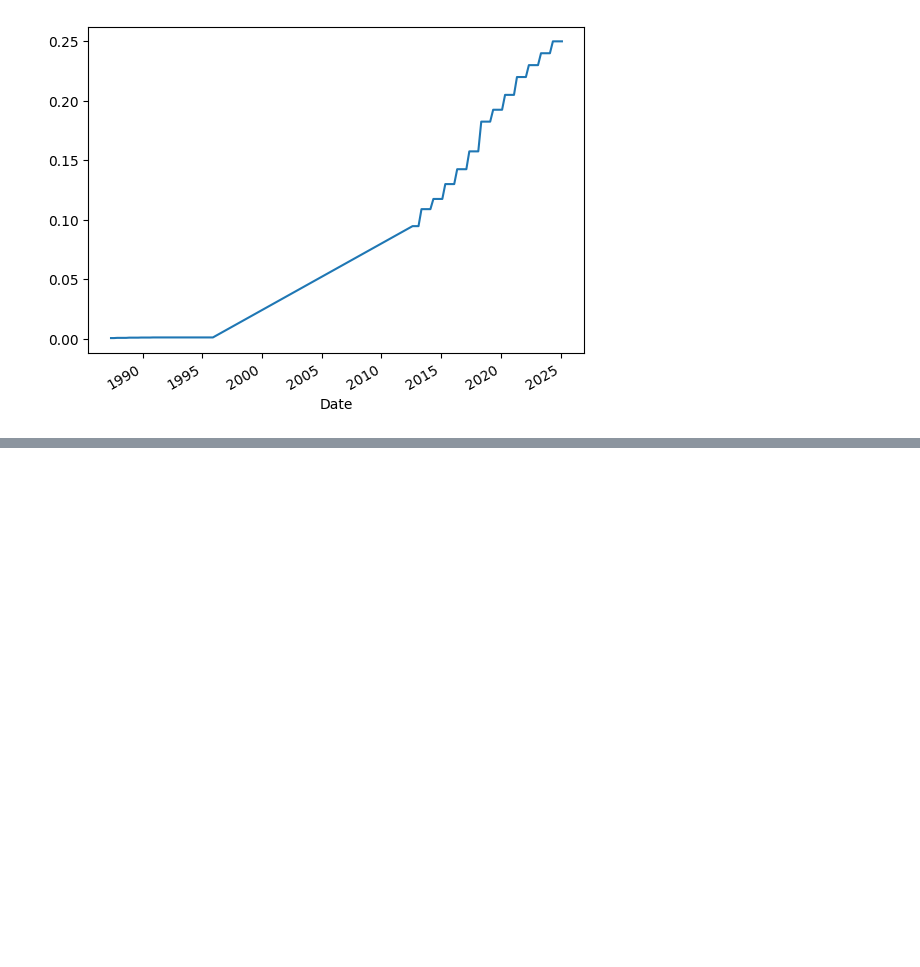
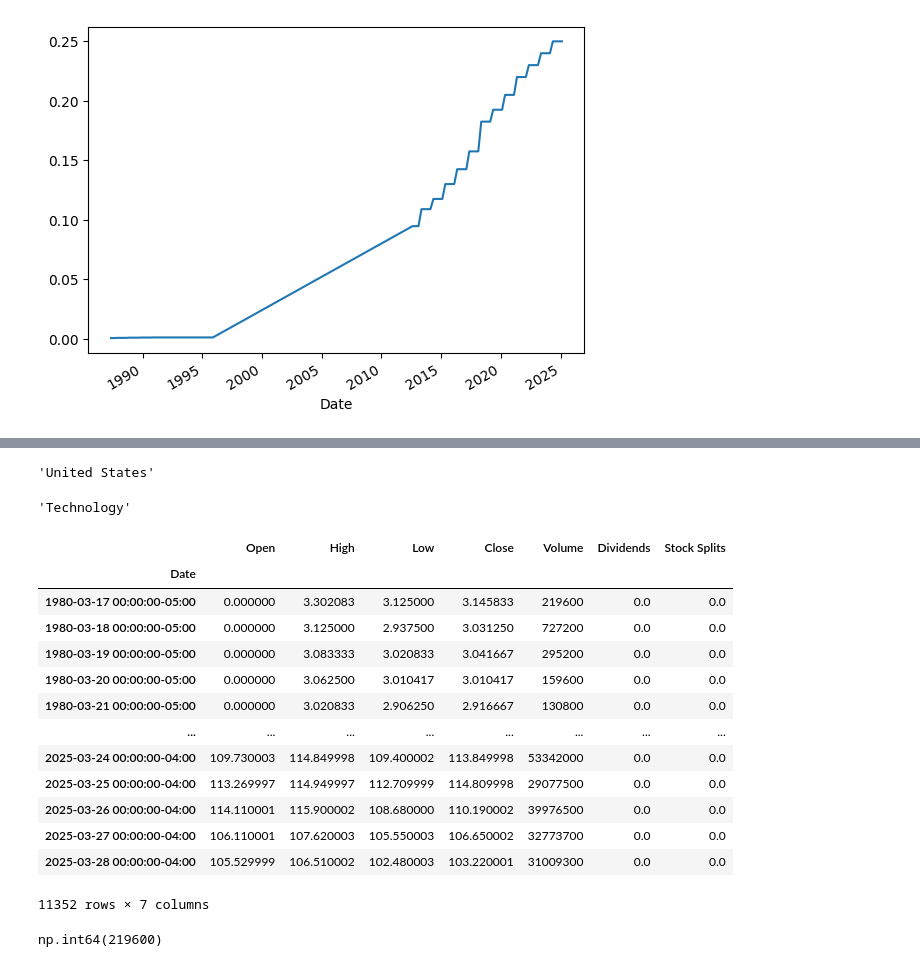
Before and after one commit to jihyeon26/data_analyze_project1, a Jupyter notebook: dataScience_ibm/webscraping_stock.ipynb, the cells around one changed output, grey strips where cells are left out. Cells and saved outputs as stored; diff of their text form; code cells hidden in the pictures; blank space fills up the shorter version.

```diff
--- a/dataScience_ibm/webscraping_stock.ipynb
+++ b/dataScience_ibm/webscraping_stock.ipynb
@@ -120,0 +123,2 @@ apple.dividends.plot()
+# %%
+amd = yf.Ticker("AMD")
@@ -120,0 +155,30 @@ apple.dividends.plot()
+# %%
+amd_info['country']
+# %% [output]
+'United States'
+# %%
+amd_info['sector']
+# %% [output]
+'Technology'
+# %%
+amd_share_price_data = amd.history(period="max")
+amd_share_price_data
+# %% [output]
+|  | Open | High | Low | Close | Volume | Dividends | Stock Splits |
+| Date |  |  |  |  |  |  |  |
+| 1980-03-17 00:00:00-05:00 | 0.000000 | 3.302083 | 3.125000 | 3.145833 | 219600 | 0.0 | 0.0 |
+| 1980-03-18 00:00:00-05:00 | 0.000000 | 3.125000 | 2.937500 | 3.031250 | 727200 | 0.0 | 0.0 |
+| 1980-03-19 00:00:00-05:00 | 0.000000 | 3.083333 | 3.020833 | 3.041667 | 295200 | 0.0 | 0.0 |
+| 1980-03-20 00:00:00-05:00 | 0.000000 | 3.062500 | 3.010417 | 3.010417 | 159600 | 0.0 | 0.0 |
+| 1980-03-21 00:00:00-05:00 | 0.000000 | 3.020833 | 2.906250 | 2.916667 | 130800 | 0.0 | 0.0 |
+| ... | ... | ... | ... | ... | ... | ... | ... |
+| 2025-03-24 00:00:00-04:00 | 109.730003 | 114.849998 | 109.400002 | 113.849998 | 53342000 | 0.0 | 0.0 |
+| 2025-03-25 00:00:00-04:00 | 113.269997 | 114.949997 | 112.709999 | 114.809998 | 29077500 | 0.0 | 0.0 |
+| 2025-03-26 00:00:00-04:00 | 114.110001 | 115.900002 | 108.680000 | 110.190002 | 39976500 | 0.0 | 0.0 |
+| 2025-03-27 00:00:00-04:00 | 106.110001 | 107.620003 | 105.550003 | 106.650002 | 32773700 | 0.0 | 0.0 |
+| 2025-03-28 00:00:00-04:00 | 105.529999 | 106.510002 | 102.480003 | 103.220001 | 31009300 | 0.0 | 0.0 |
+11352 rows × 7 columns
+# %%
+amd_share_price_data['Volume'][0]
+# %% [output]
+np.int64(219600)
```
Also changed, not shown: parts of 3 cells of this notebook, 1 other file.
